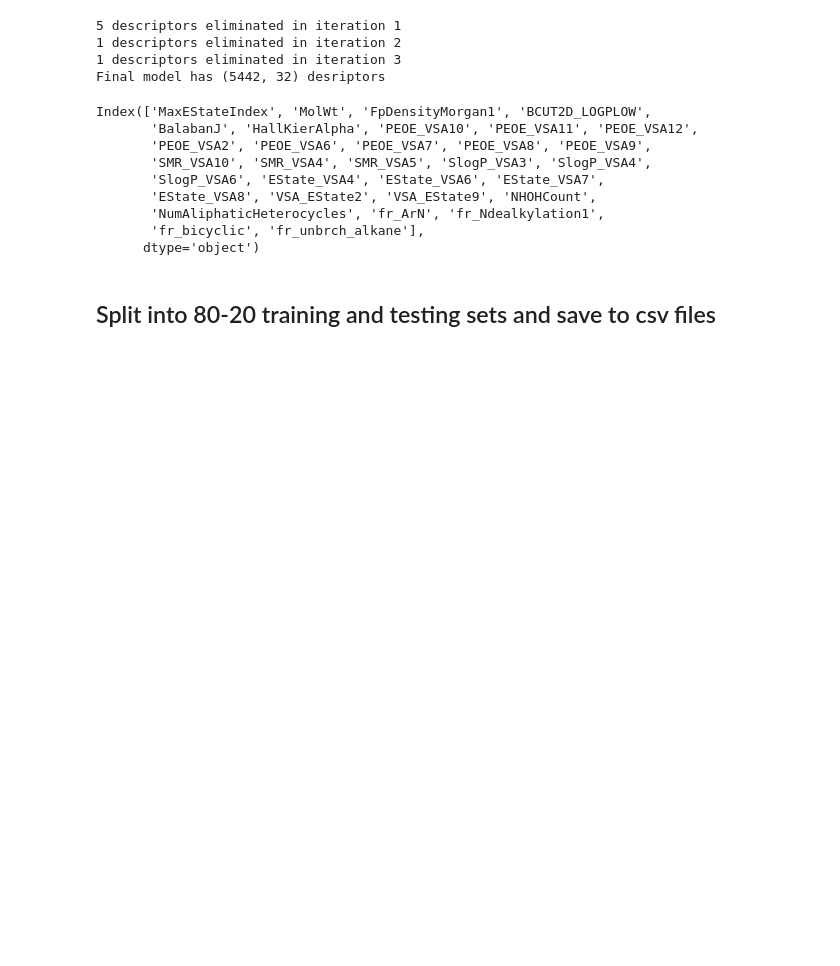
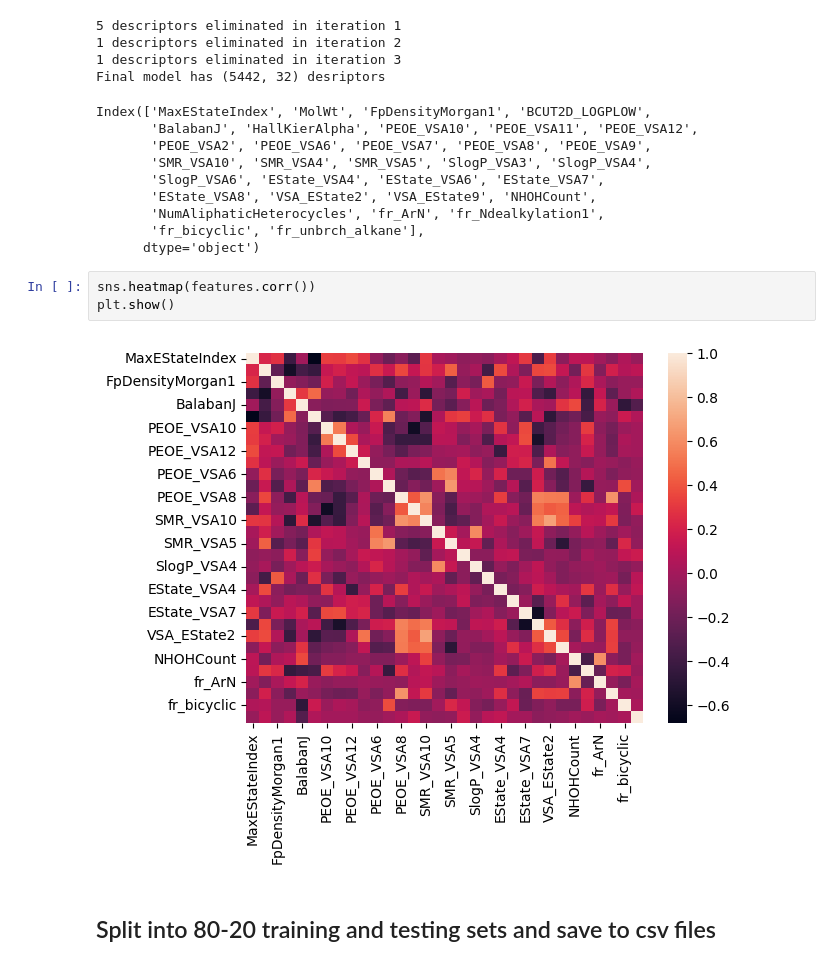
Before and after one commit to adisun94/DataScience, a Jupyter notebook: 1.MolRedPot_FeatureEngineering.ipynb, the cells around one changed output. Saved outputs shown, nothing was run; the diff lists cells and outputs as text; blank space fills up the shorter version.

Commit message:
sns heatmap for features

```diff
--- a/1.MolRedPot_FeatureEngineering.ipynb
+++ b/1.MolRedPot_FeatureEngineering.ipynb
@@ -225,6 +225,11 @@ Index(['MaxEStateIndex', 'MolWt', 'FpDensityMorgan1', 'BCUT2D_LOGPLOW',
        'NumAliphaticHeterocycles', 'fr_ArN', 'fr_Ndealkylation1',
        'fr_bicyclic', 'fr_unbrch_alkane'],
       dtype='object')
+# %%
+sns.heatmap(features.corr())
+plt.show()
+# %% [output]
+[figure, added]
 # %% [markdown]
 ## Split into 80-20 training and testing sets and save to csv files
 # %%
```
Also changed, not shown: parts of 5 cells of this notebook.
